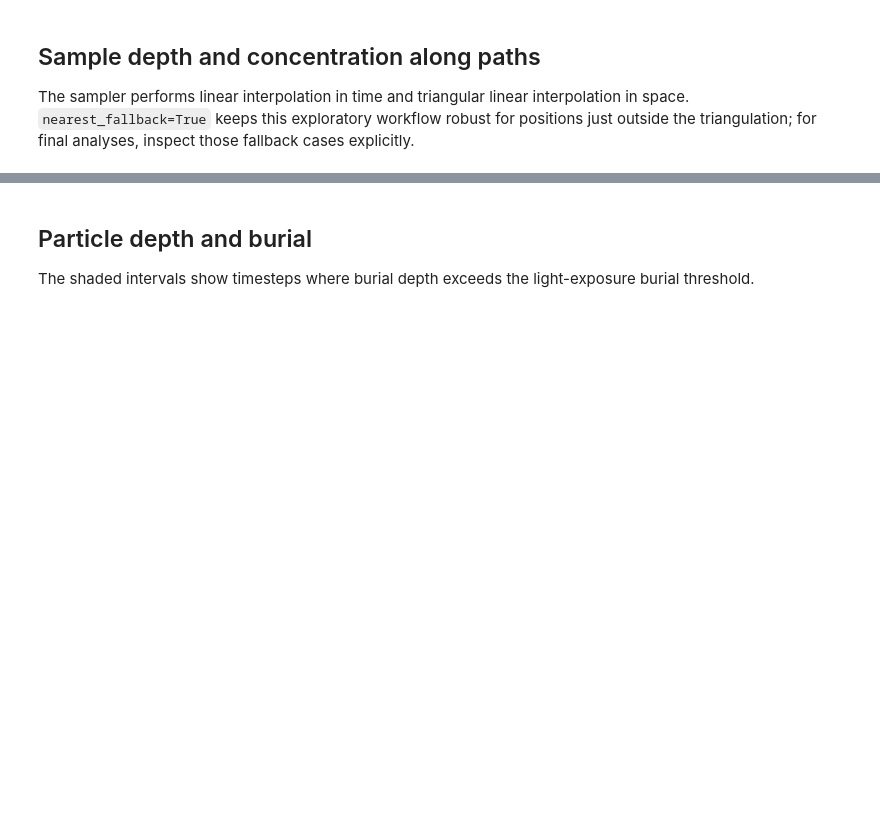
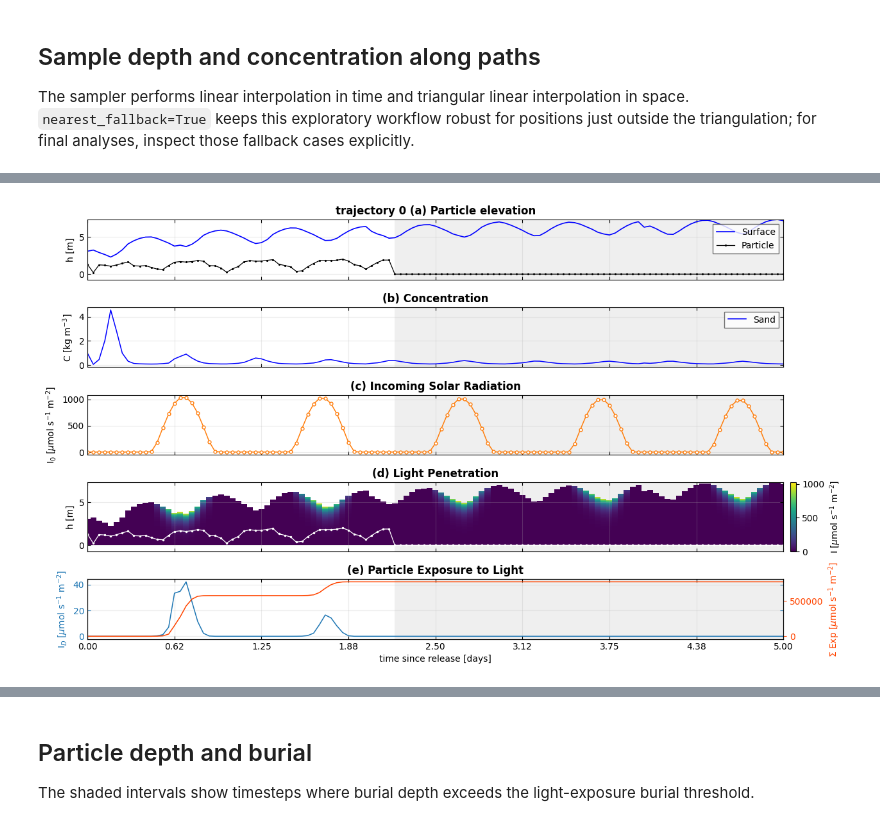
Before and after one commit to sgpearson17/sedtrails-sgp, a Jupyter notebook: examples/light_exposure_offline_workflow.ipynb, the cells around one changed output, grey strips where cells are left out. Drawn from its saved outputs; the diff is of its cells as text; code cells hidden in the pictures; blank space fills up the shorter version.

```diff
--- a/examples/light_exposure_offline_workflow.ipynb
+++ b/examples/light_exposure_offline_workflow.ipynb
@@ -31,0 +37,17 @@ tracks, fields[["waterdepth", "suspended_sed_conc"]]
+# %%
+trajectory_path = Path("examples/results/sedtrails_results.nc")
+field_path = Path("sample-data/inlet_sedtrails.nc")
+if not trajectory_path.exists() and Path("results/sedtrails_results.nc").exists():
+    trajectory_path = Path("results/sedtrails_results.nc")
+if not field_path.exists() and Path("../sample-data/inlet_sedtrails.nc").exists():
+    field_path = Path("../sample-data/inlet_sedtrails.nc")
+
+if not trajectory_path.exists() or trajectory_path.stat().st_size == 0:
+    raise FileNotFoundError(f"Trajectory file is missing or empty: {trajectory_path.resolve()}")
+if not field_path.exists() or field_path.stat().st_size == 0:
+    raise FileNotFoundError(f"Field file is missing or empty: {field_path.resolve()}")
+
+tracks = xr.open_dataset(trajectory_path)
+fields = xr.open_dataset(field_path, decode_timedelta=True)
+
+tracks, fields[["waterdepth", "suspended_sed_conc"]]
@@ -151,0 +423,65 @@ axes[0].legend(loc="best")
+# %%
+concentration_plot_mode = "sand"  # "sand", "mud", or "combined"
+
+# Choose which attenuation/exposure result to show in the MATLAB-style plot.
+if concentration_plot_mode == "sand":
+    concentration_for_plot = {"Sand": depth_avg_concentration[:, 0]}
+    kd_for_plot = kd_sand[:, 0]
+    exposure_for_plot = sand_result
+elif concentration_plot_mode == "mud":
+    concentration_for_plot = {"Mud": depth_avg_concentration[:, 0]}
+    kd_for_plot = kd_mud[:, 0]
+    exposure_for_plot = mud_result
+elif concentration_plot_mode == "combined":
+    concentration_for_plot = {"Total": depth_avg_concentration[:, 0]}
+    kd_for_plot = combine_attenuation_components(components["mud"], components["sand"], strategy="additive_excess")[:, 0]
+    combined_result = compute_light_exposure(
+        track_datetime,
+        water_depth_at_particle,
+        kd_for_plot[:, None],
+        z=particle_elevation_2d,
+        z_convention="height_above_bed",
+        surface_light=surface_light,
+        burial_depth=burial_depth,
+        burial_depth_threshold=1e-6,
+        in_domain=in_domain,
+        is_beached=is_beached,
+        light_threshold=0.01,
+        reference_surface_light=incoming_solar_constant,
+    )
+    exposure_for_plot = combined_result
+else:
+    raise ValueError("concentration_plot_mode must be 'sand', 'mud', or 'combined'")
+
+burial_mask_for_plot = burial_active_mask
+particle_elevation_for_plot = particle_elevation_above_bed.copy()
+if burial_depth is not None:
+    # Panels (a) and (d) are bed-relative: show buried positions as negative depth below bed.
+    particle_elevation_for_plot = np.where(
+        burial_mask_for_plot,
+        -np.abs(burial_depth[:, 0]),
+        particle_elevation_for_plot,
+    )
+
+# Reload the plotting helper so local source edits are picked up without restarting the kernel.
+import importlib
+import sedtrails.simulation_analysis.light_exposure_plotting as light_plotting
+importlib.reload(light_plotting)
+
+fig, axes = light_plotting.plot_particle_bleaching_potential(
+    track_datetime,
+    water_depth_at_particle[:, 0],
+    particle_elevation_for_plot,
+    concentration_for_plot,
+    surface_light,
+    kd_for_plot,
+    exposure_for_plot,
+    title_prefix=particle_label,
+    concentration_unit="kg m$^{-3}$",
+    light_unit="$\\mu$mol s$^{-1}$ m$^{-2}$",
+    colormap="viridis",
+    burial_mask=burial_mask_for_plot,
+    max_x_ticks=matlab_plot_max_x_ticks,
+)
+# %% [output]
+[figure, added]
```
Also changed, not shown: parts of 16 cells of this notebook, 11 other files.
